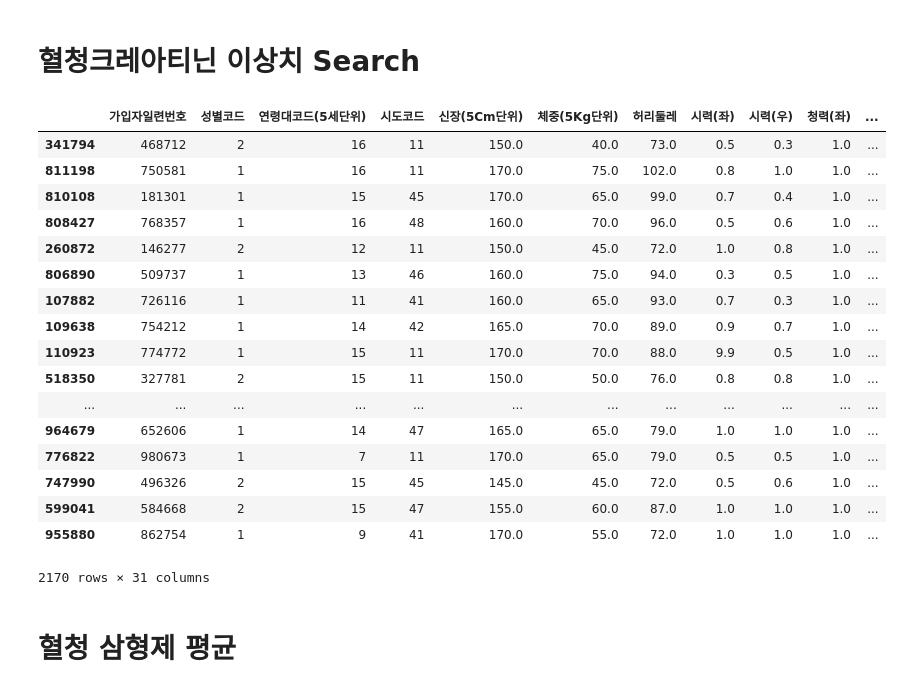
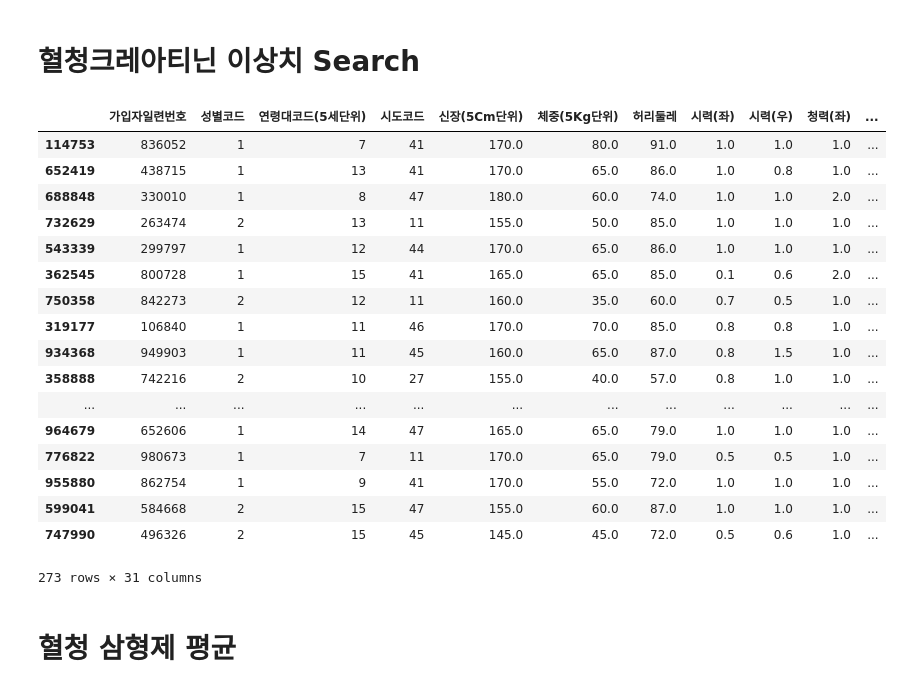
Before and after one commit to b8goal/PIRL-AI-Big-Data, a Jupyter notebook: 데이터분석/Big_Data_Project/Smart_Health.ipynb, the cells around one changed output. Saved outputs shown, nothing was run; the diff lists cells and outputs as text; code cells hidden in the pictures.

```diff
--- a/데이터분석/Big_Data_Project/Smart_Health.ipynb
+++ b/데이터분석/Big_Data_Project/Smart_Health.ipynb
@@ -140,26 +124,26 @@ data[['혈청크레아티닌']].boxplot()
 # %% [markdown]
 # 혈청크레아티닌 이상치 Search
 # %%
-data[data['혈청크레아티닌'] > 2].sort_values(by = '혈청크레아티닌')
+data[data['혈청크레아티닌'] > 10].sort_values(by = '혈청크레아티닌')
 # %% [output]
 |  | 가입자일련번호 | 성별코드 | 연령대코드(5세단위) | 시도코드 | 신장(5Cm단위) | 체중(5Kg단위) | 허리둘레 | 시력(좌) | 시력(우) | 청력(좌) | ... |
-| 341794 | 468712 | 2 | 16 | 11 | 150.0 | 40.0 | 73.0 | 0.5 | 0.3 | 1.0 | ... |
-| 811198 | 750581 | 1 | 16 | 11 | 170.0 | 75.0 | 102.0 | 0.8 | 1.0 | 1.0 | ... |
-| 810108 | 181301 | 1 | 15 | 45 | 170.0 | 65.0 | 99.0 | 0.7 | 0.4 | 1.0 | ... |
-| 808427 | 768357 | 1 | 16 | 48 | 160.0 | 70.0 | 96.0 | 0.5 | 0.6 | 1.0 | ... |
-| 260872 | 146277 | 2 | 12 | 11 | 150.0 | 45.0 | 72.0 | 1.0 | 0.8 | 1.0 | ... |
-| 806890 | 509737 | 1 | 13 | 46 | 160.0 | 75.0 | 94.0 | 0.3 | 0.5 | 1.0 | ... |
-| 107882 | 726116 | 1 | 11 | 41 | 160.0 | 65.0 | 93.0 | 0.7 | 0.3 | 1.0 | ... |
-| 109638 | 754212 | 1 | 14 | 42 | 165.0 | 70.0 | 89.0 | 0.9 | 0.7 | 1.0 | ... |
-| 110923 | 774772 | 1 | 15 | 11 | 170.0 | 70.0 | 88.0 | 9.9 | 0.5 | 1.0 | ... |
-| 518350 | 327781 | 2 | 15 | 11 | 150.0 | 50.0 | 76.0 | 0.8 | 0.8 | 1.0 | ... |
+| 114753 | 836052 | 1 | 7 | 41 | 170.0 | 80.0 | 91.0 | 1.0 | 1.0 | 1.0 | ... |
+| 652419 | 438715 | 1 | 13 | 41 | 170.0 | 65.0 | 86.0 | 1.0 | 0.8 | 1.0 | ... |
+| 688848 | 330010 | 1 | 8 | 47 | 180.0 | 60.0 | 74.0 | 1.0 | 1.0 | 2.0 | ... |
+| 732629 | 263474 | 2 | 13 | 11 | 155.0 | 50.0 | 85.0 | 1.0 | 1.0 | 1.0 | ... |
+| 543339 | 299797 | 1 | 12 | 44 | 170.0 | 65.0 | 86.0 | 1.0 | 1.0 | 1.0 | ... |
+| 362545 | 800728 | 1 | 15 | 41 | 165.0 | 65.0 | 85.0 | 0.1 | 0.6 | 2.0 | ... |
+| 750358 | 842273 | 2 | 12 | 11 | 160.0 | 35.0 | 60.0 | 0.7 | 0.5 | 1.0 | ... |
+| 319177 | 106840 | 1 | 11 | 46 | 170.0 | 70.0 | 85.0 | 0.8 | 0.8 | 1.0 | ... |
+| 934368 | 949903 | 1 | 11 | 45 | 160.0 | 65.0 | 87.0 | 0.8 | 1.5 | 1.0 | ... |
+| 358888 | 742216 | 2 | 10 | 27 | 155.0 | 40.0 | 57.0 | 0.8 | 1.0 | 1.0 | ... |
 | ... | ... | ... | ... | ... | ... | ... | ... | ... | ... | ... | ... |
 | 964679 | 652606 | 1 | 14 | 47 | 165.0 | 65.0 | 79.0 | 1.0 | 1.0 | 1.0 | ... |
 | 776822 | 980673 | 1 | 7 | 11 | 170.0 | 65.0 | 79.0 | 0.5 | 0.5 | 1.0 | ... |
+| 955880 | 862754 | 1 | 9 | 41 | 170.0 | 55.0 | 72.0 | 1.0 | 1.0 | 1.0 | ... |
+| 599041 | 584668 | 2 | 15 | 47 | 155.0 | 60.0 | 87.0 | 1.0 | 1.0 | 1.0 | ... |
 | 747990 | 496326 | 2 | 15 | 45 | 145.0 | 45.0 | 72.0 | 0.5 | 0.6 | 1.0 | ... |
-| 599041 | 584668 | 2 | 15 | 47 | 155.0 | 60.0 | 87.0 | 1.0 | 1.0 | 1.0 | ... |
-| 955880 | 862754 | 1 | 9 | 41 | 170.0 | 55.0 | 72.0 | 1.0 | 1.0 | 1.0 | ... |
-2170 rows × 31 columns
+273 rows × 31 columns
 # %% [markdown]
 # 혈청 삼형제 평균
 # %%
```
Also changed, not shown: parts of 11 cells of this notebook, 1 other file.
